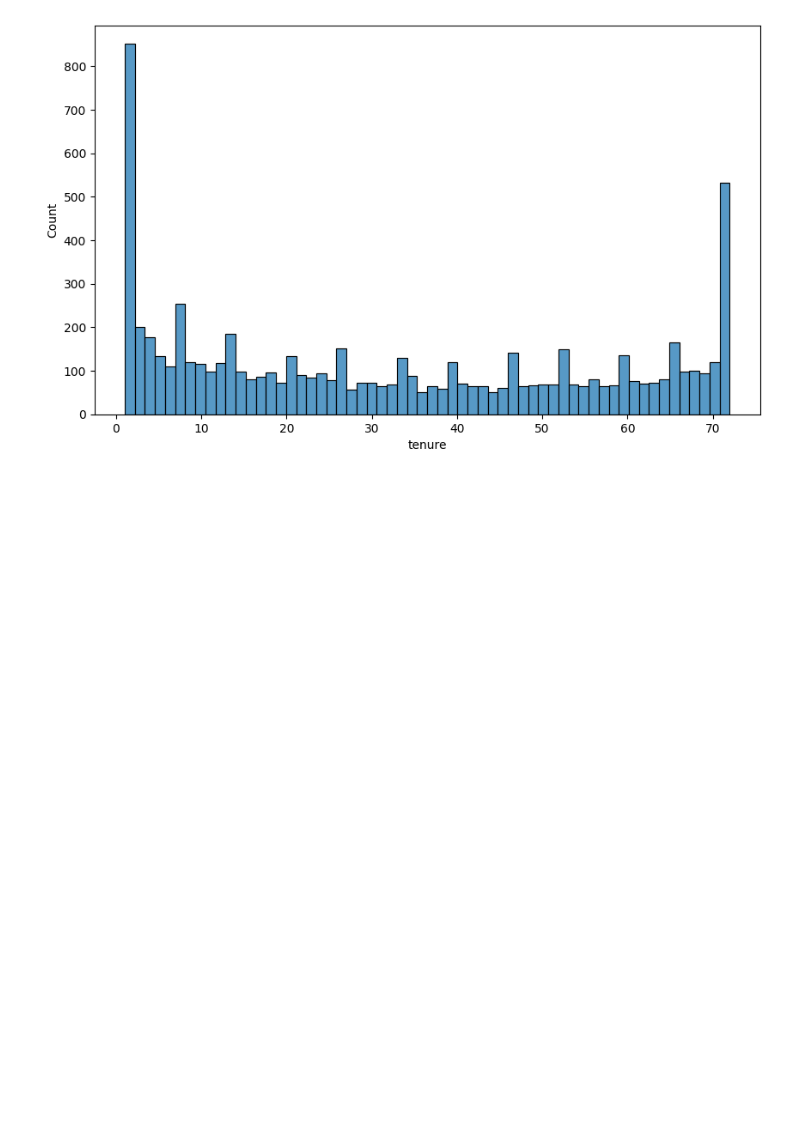
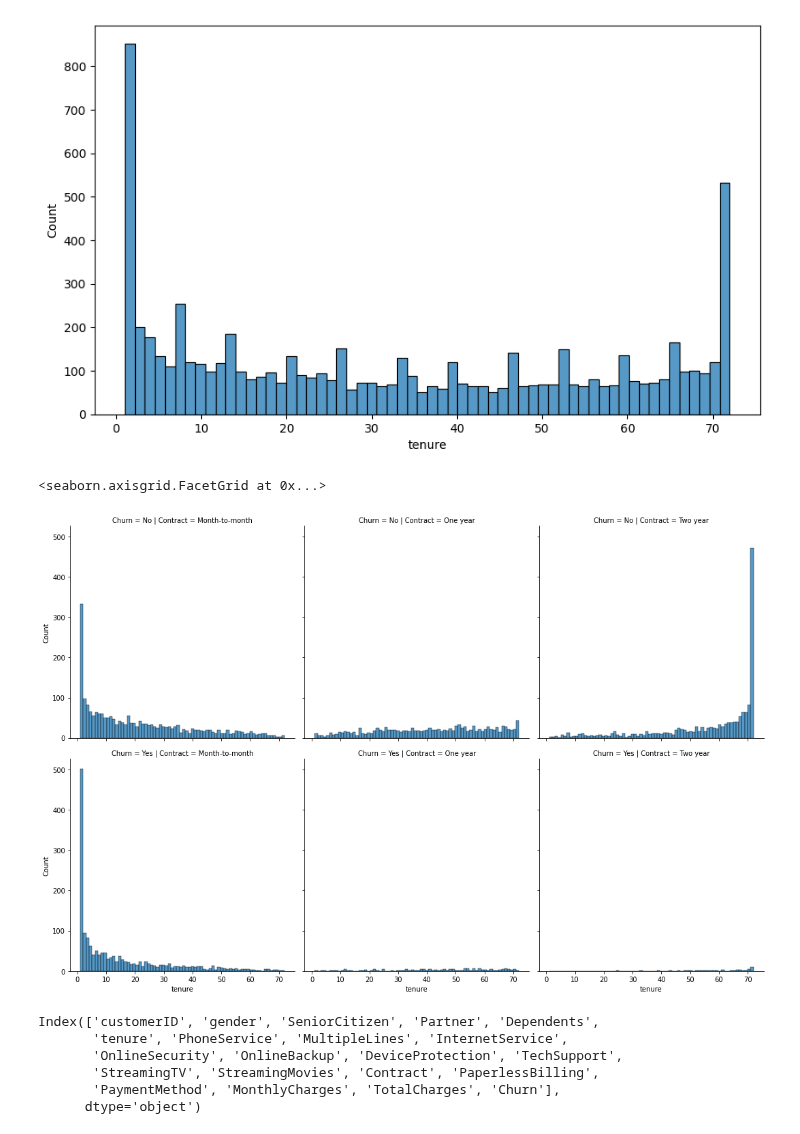
Before and after one commit to Denisse-AB/machine-learning, a Jupyter notebook: Capstone-Project-Sup-learning.ipynb, the cells around one changed output. Saved outputs shown, nothing was run; the diff lists cells and outputs as text; code cells hidden in the pictures; blank space fills up the shorter version.

```diff
--- a/Capstone-Project-Sup-learning.ipynb
+++ b/Capstone-Project-Sup-learning.ipynb
@@ -105,3 +106,17 @@ sns.histplot(data=df, x='tenure', bins=60)
 # %% [output]
 <AxesSubplot:xlabel='tenure', ylabel='Count'>
 [figure]
+# %%
+sns.displot(data=df, x='tenure', col='Contract',row='Churn', bins=70)
+# %% [output]
+<seaborn.axisgrid.FacetGrid at 0x...>
+[figure, added]
+# %%
+df.columns
+# %% [output]
+Index(['customerID', 'gender', 'SeniorCitizen', 'Partner', 'Dependents',
+       'tenure', 'PhoneService', 'MultipleLines', 'InternetService',
+       'OnlineSecurity', 'OnlineBackup', 'DeviceProtection', 'TechSupport',
+       'StreamingTV', 'StreamingMovies', 'Contract', 'PaperlessBilling',
+       'PaymentMethod', 'MonthlyCharges', 'TotalCharges', 'Churn'],
+      dtype='object')
```
Also changed, not shown: parts of 7 cells of this notebook.
